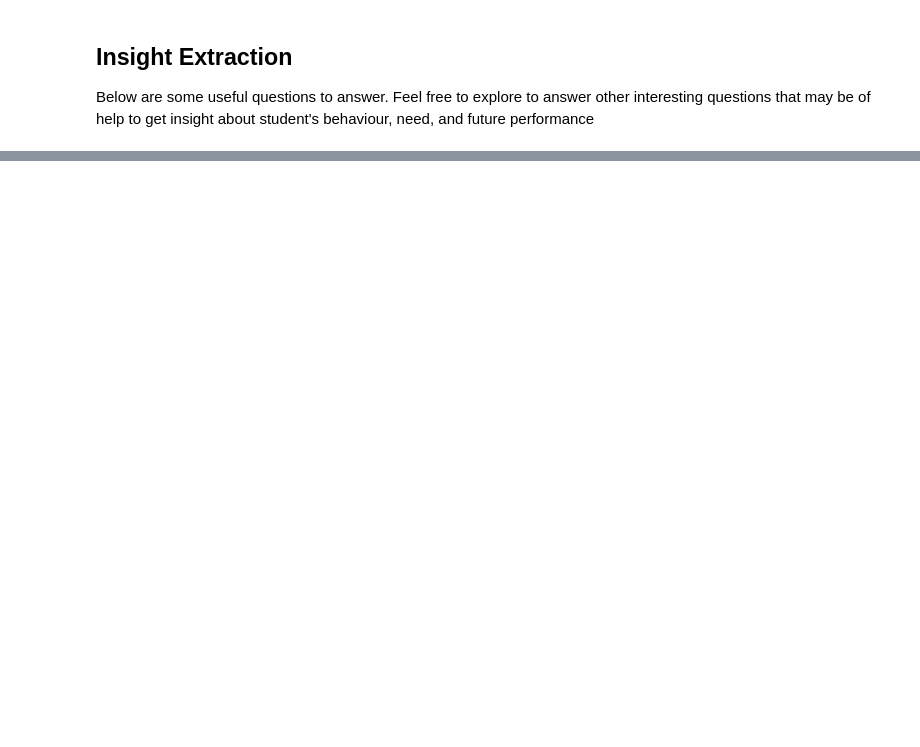
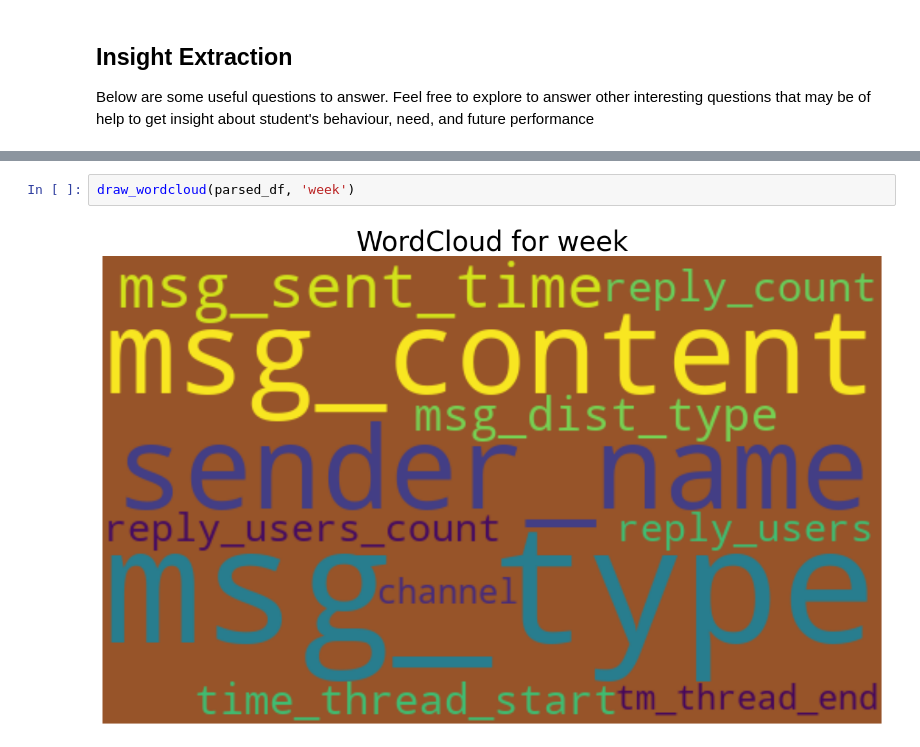
Before and after one commit to aronsinkie/week0_starter_network_analysis, a Jupyter notebook: notebooks/parse_slack_data.ipynb, the cells around one changed output, grey strips where cells are left out. Drawn from its saved outputs; the diff is of its cells as text; blank space fills up the shorter version.

```diff
--- a/notebooks/parse_slack_data.ipynb
+++ b/notebooks/parse_slack_data.ipynb
@@ -350,0 +146,4 @@ NameError: name 'data' is not defined
+# %%
+draw_wordcloud(parsed_df, 'week')
+# %% [output]
+[figure, added]
```
Also changed, not shown: parts of 46 cells of this notebook, 2 other files.
